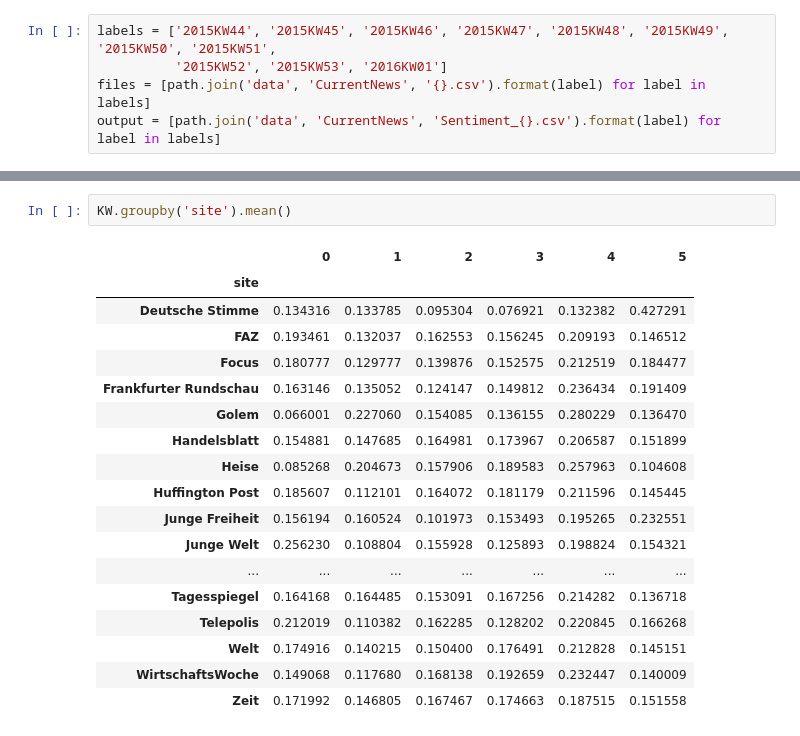
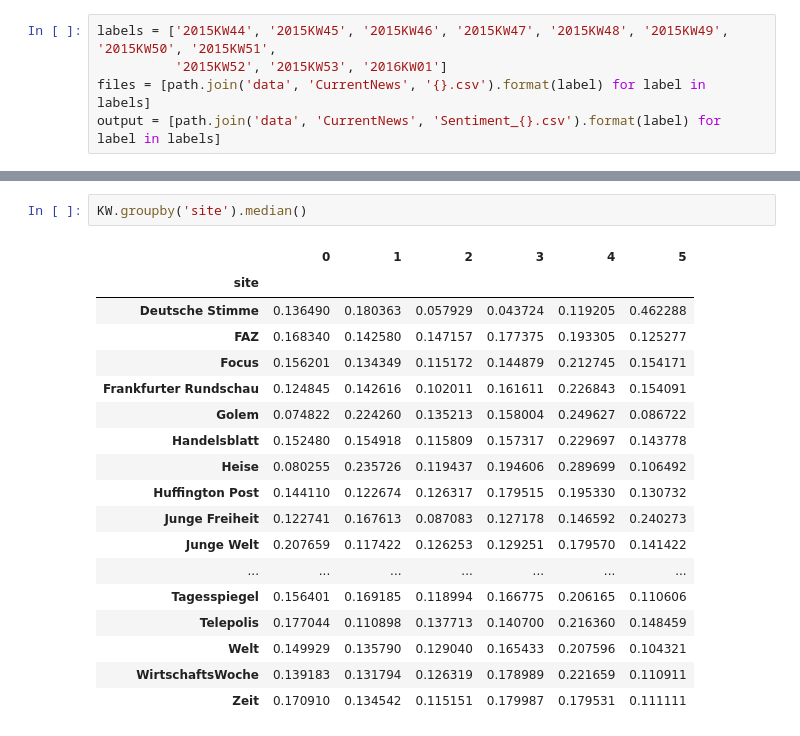
Before and after one commit to smartinsightsfromdata/StalkerML, a Jupyter notebook: Calculate Opinion without Base.ipynb, the cells around one changed output, grey strips where cells are left out. Saved outputs shown, nothing was run; the diff lists cells and outputs as text.

```diff
--- a/Calculate Opinion without Base.ipynb
+++ b/Calculate Opinion without Base.ipynb
@@ -252,21 +239,21 @@ KW.groupby('site').mean()
 # %%
-KW.groupby('site').mean()
+KW.groupby('site').median()
 # %% [output]
 |  | 0 | 1 | 2 | 3 | 4 | 5 |
 | site |  |  |  |  |  |  |
-| Deutsche Stimme | 0.134316 | 0.133785 | 0.095304 | 0.076921 | 0.132382 | 0.427291 |
-| FAZ | 0.193461 | 0.132037 | 0.162553 | 0.156245 | 0.209193 | 0.146512 |
-| Focus | 0.180777 | 0.129777 | 0.139876 | 0.152575 | 0.212519 | 0.184477 |
-| Frankfurter Rundschau | 0.163146 | 0.135052 | 0.124147 | 0.149812 | 0.236434 | 0.191409 |
-| Golem | 0.066001 | 0.227060 | 0.154085 | 0.136155 | 0.280229 | 0.136470 |
-| Handelsblatt | 0.154881 | 0.147685 | 0.164981 | 0.173967 | 0.206587 | 0.151899 |
-| Heise | 0.085268 | 0.204673 | 0.157906 | 0.189583 | 0.257963 | 0.104608 |
-| Huffington Post | 0.185607 | 0.112101 | 0.164072 | 0.181179 | 0.211596 | 0.145445 |
-| Junge Freiheit | 0.156194 | 0.160524 | 0.101973 | 0.153493 | 0.195265 | 0.232551 |
-| Junge Welt | 0.256230 | 0.108804 | 0.155928 | 0.125893 | 0.198824 | 0.154321 |
+| Deutsche Stimme | 0.136490 | 0.180363 | 0.057929 | 0.043724 | 0.119205 | 0.462288 |
+| FAZ | 0.168340 | 0.142580 | 0.147157 | 0.177375 | 0.193305 | 0.125277 |
+| Focus | 0.156201 | 0.134349 | 0.115172 | 0.144879 | 0.212745 | 0.154171 |
+| Frankfurter Rundschau | 0.124845 | 0.142616 | 0.102011 | 0.161611 | 0.226843 | 0.154091 |
+| Golem | 0.074822 | 0.224260 | 0.135213 | 0.158004 | 0.249627 | 0.086722 |
+| Handelsblatt | 0.152480 | 0.154918 | 0.115809 | 0.157317 | 0.229697 | 0.143778 |
+| Heise | 0.080255 | 0.235726 | 0.119437 | 0.194606 | 0.289699 | 0.106492 |
+| Huffington Post | 0.144110 | 0.122674 | 0.126317 | 0.179515 | 0.195330 | 0.130732 |
+| Junge Freiheit | 0.122741 | 0.167613 | 0.087083 | 0.127178 | 0.146592 | 0.240273 |
+| Junge Welt | 0.207659 | 0.117422 | 0.126253 | 0.129251 | 0.179570 | 0.141422 |
 | ... | ... | ... | ... | ... | ... | ... |
-| Tagesspiegel | 0.164168 | 0.164485 | 0.153091 | 0.167256 | 0.214282 | 0.136718 |
-| Telepolis | 0.212019 | 0.110382 | 0.162285 | 0.128202 | 0.220845 | 0.166268 |
-| Welt | 0.174916 | 0.140215 | 0.150400 | 0.176491 | 0.212828 | 0.145151 |
-| WirtschaftsWoche | 0.149068 | 0.117680 | 0.168138 | 0.192659 | 0.232447 | 0.140009 |
-| Zeit | 0.171992 | 0.146805 | 0.167467 | 0.174663 | 0.187515 | 0.151558 |
+| Tagesspiegel | 0.156401 | 0.169185 | 0.118994 | 0.166775 | 0.206165 | 0.110606 |
+| Telepolis | 0.177044 | 0.110898 | 0.137713 | 0.140700 | 0.216360 | 0.148459 |
+| Welt | 0.149929 | 0.135790 | 0.129040 | 0.165433 | 0.207596 | 0.104321 |
+| WirtschaftsWoche | 0.139183 | 0.131794 | 0.126319 | 0.178989 | 0.221659 | 0.110911 |
+| Zeit | 0.170910 | 0.134542 | 0.115151 | 0.179987 | 0.179531 | 0.111111 |
```
Also changed, not shown: parts of 4 cells of this notebook, 1 other file.
